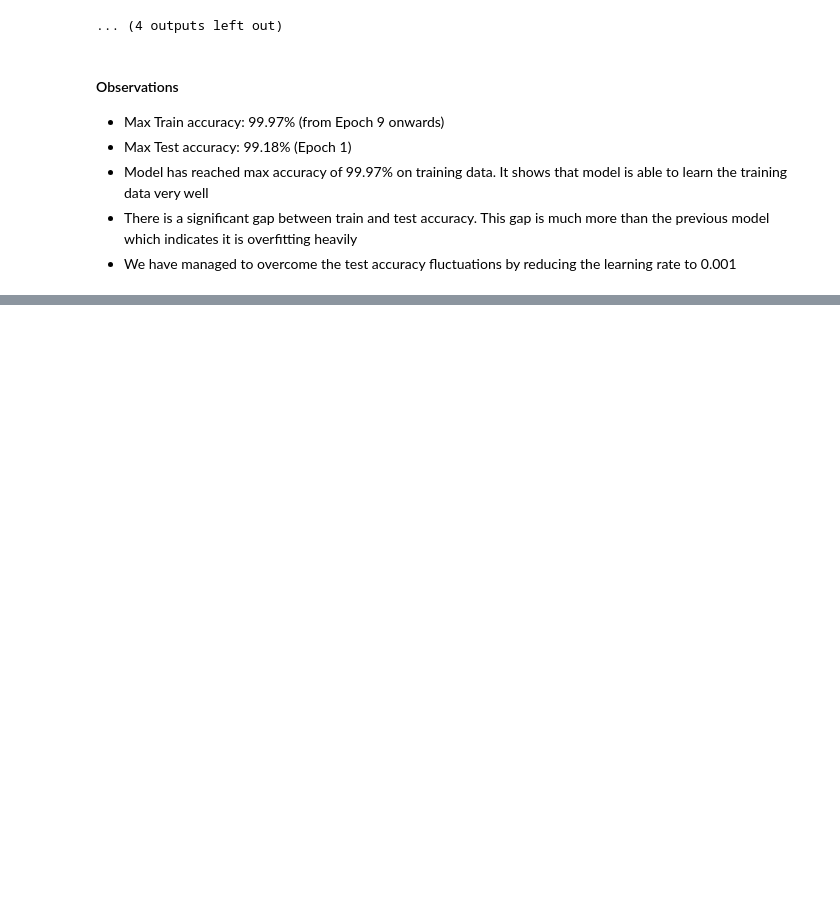
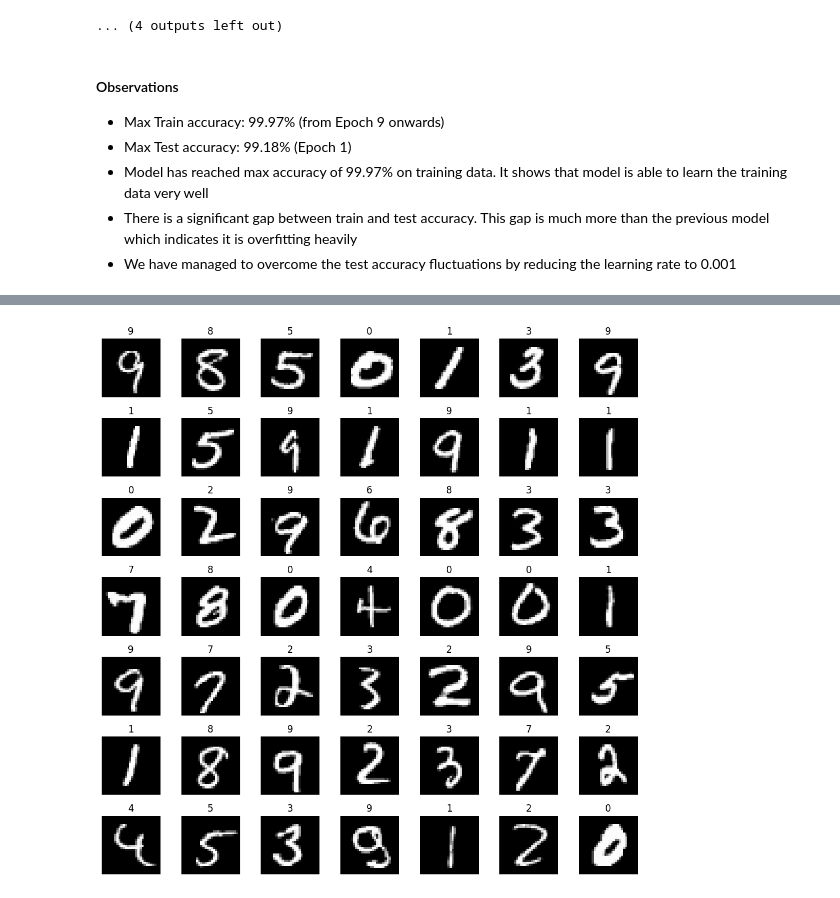
Before and after one commit to Adityak204/era_v3_session7_assignment, a Jupyter notebook: notebooks/training_summary.ipynb, the cells around one changed output, grey strips where cells are left out. Drawn from its saved outputs; the diff is of its cells as text; code cells hidden in the pictures; blank space fills up the shorter version.

Commit message:
Test miniCNN_3

```diff
--- a/notebooks/training_summary.ipynb
+++ b/notebooks/training_summary.ipynb
@@ -432,0 +410,4 @@ Test set: Average loss: 0.0350, Accuracy: 9914/10000 (99.14%)
+# %%
+plot_random_mnist_images(test_loader, num_images=49)
+# %% [output]
+[figure, added]
```
Also changed, not shown: parts of 10 cells of this notebook.
